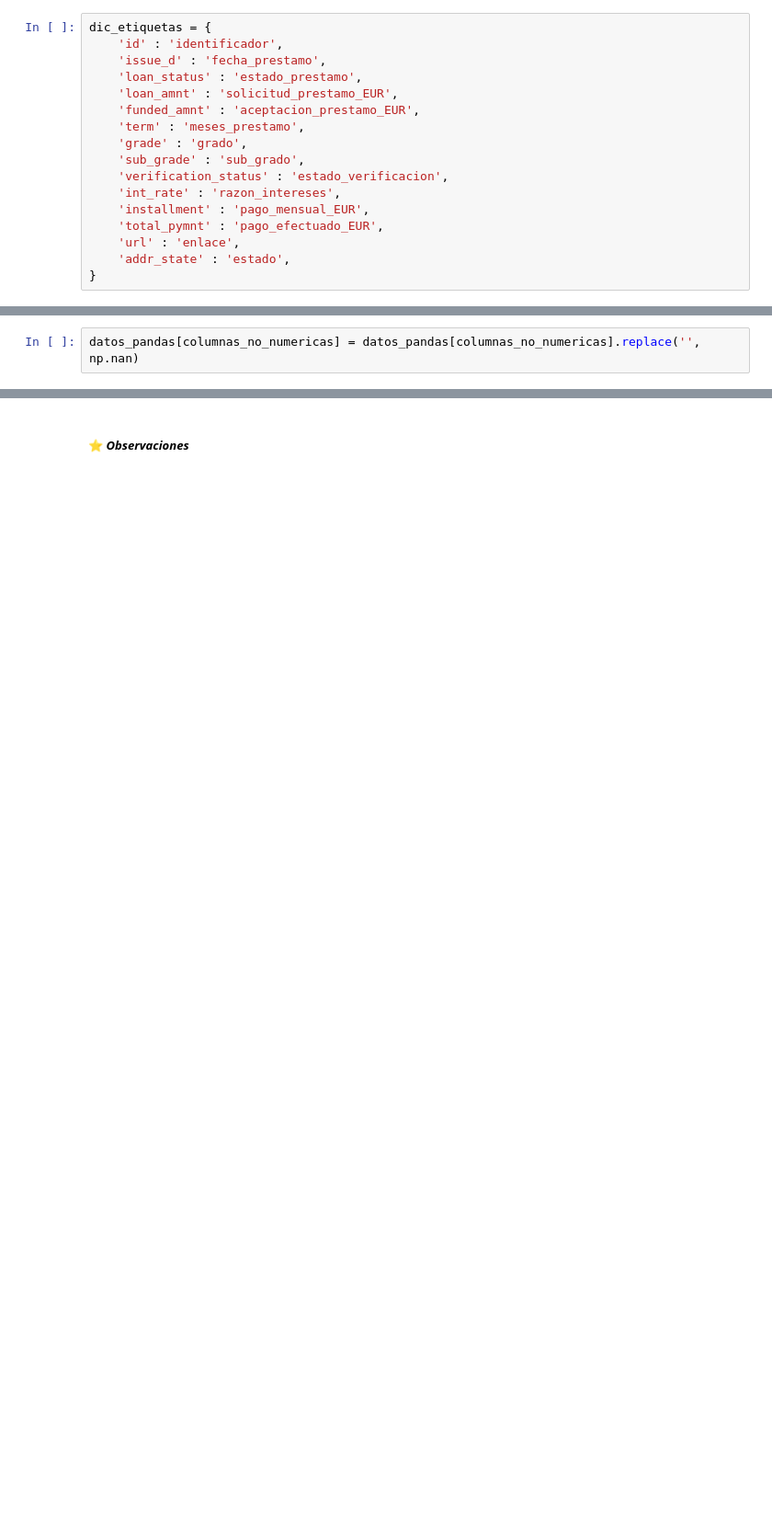
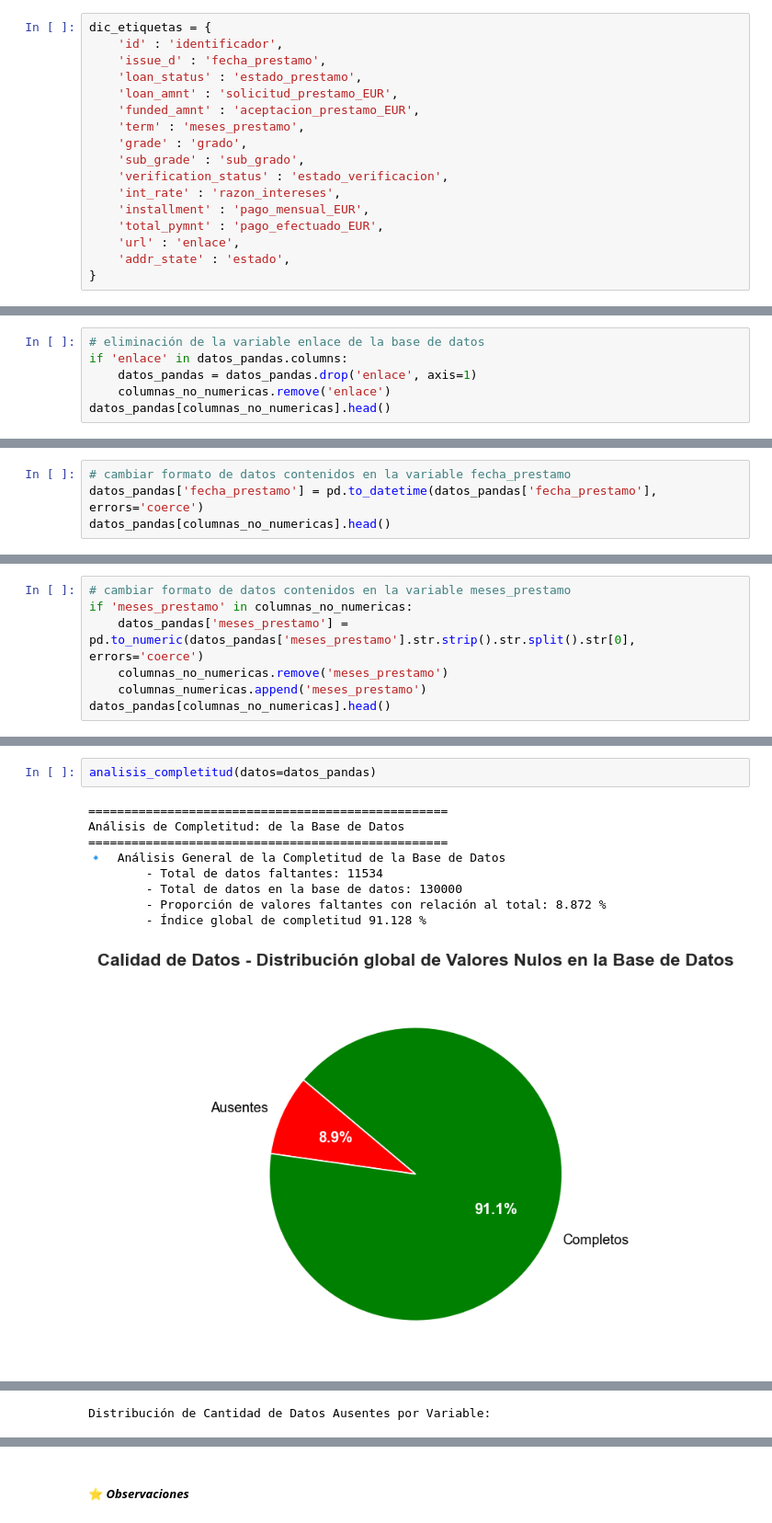
Before and after one commit to Ernesto9734/Data-Analyst-Projects, a Jupyter notebook: Project 01 - Data Cleaning and Preprocessing/notebook.ipynb, the cells around one changed output, grey strips where cells are left out. Shown at 92% size. Saved outputs shown, nothing was run; the diff lists cells and outputs as text; blank space fills up the shorter version.

```diff
--- a/Project 01 - Data Cleaning and Preprocessing/notebook.ipynb
+++ b/Project 01 - Data Cleaning and Preprocessing/notebook.ipynb
@@ -2800,2 +3510,0 @@ memory usage: 1.1 MB
-# %%
-datos_pandas[columnas_no_numericas] = datos_pandas[columnas_no_numericas].replace('', np.nan)
@@ -2886,0 +3580,6 @@ Proporción de variables faltantes con relación al total: 85.714 %
+# %%
+# eliminación de la variable enlace de la base de datos
+if 'enlace' in datos_pandas.columns:
+    datos_pandas = datos_pandas.drop('enlace', axis=1)
+    columnas_no_numericas.remove('enlace')
+datos_pandas[columnas_no_numericas].head()
@@ -2886,0 +3620,4 @@ Proporción de variables faltantes con relación al total: 85.714 %
+# %%
+# cambiar formato de datos contenidos en la variable fecha_prestamo
+datos_pandas['fecha_prestamo'] = pd.to_datetime(datos_pandas['fecha_prestamo'], errors='coerce')
+datos_pandas[columnas_no_numericas].head()
@@ -2886,0 +3668,7 @@ Proporción de variables faltantes con relación al total: 85.714 %
+# %%
+# cambiar formato de datos contenidos en la variable meses_prestamo
+if 'meses_prestamo' in columnas_no_numericas:
+    datos_pandas['meses_prestamo'] = pd.to_numeric(datos_pandas['meses_prestamo'].str.strip().str.split().str[0], errors='coerce')
+    columnas_no_numericas.remove('meses_prestamo')
+    columnas_numericas.append('meses_prestamo')
+datos_pandas[columnas_no_numericas].head()
@@ -2886,0 +3714,12 @@ Proporción de variables faltantes con relación al total: 85.714 %
+# %%
+analisis_completitud(datos=datos_pandas)
+# %% [output]
+==================================================
+Análisis de Completitud: de la Base de Datos
+==================================================
+🔹  Análisis General de la Completitud de la Base de Datos
+        - Total de datos faltantes: 11534
+        - Total de datos en la base de datos: 130000
+        - Proporción de valores faltantes con relación al total: 8.872 %
+        - Índice global de completitud 91.128 %
+[figure, added]
@@ -2886,0 +3747 @@ Proporción de variables faltantes con relación al total: 85.714 %
+Distribución de Cantidad de Datos Ausentes por Variable:
```
Also changed, not shown: parts of 193 cells of this notebook.
